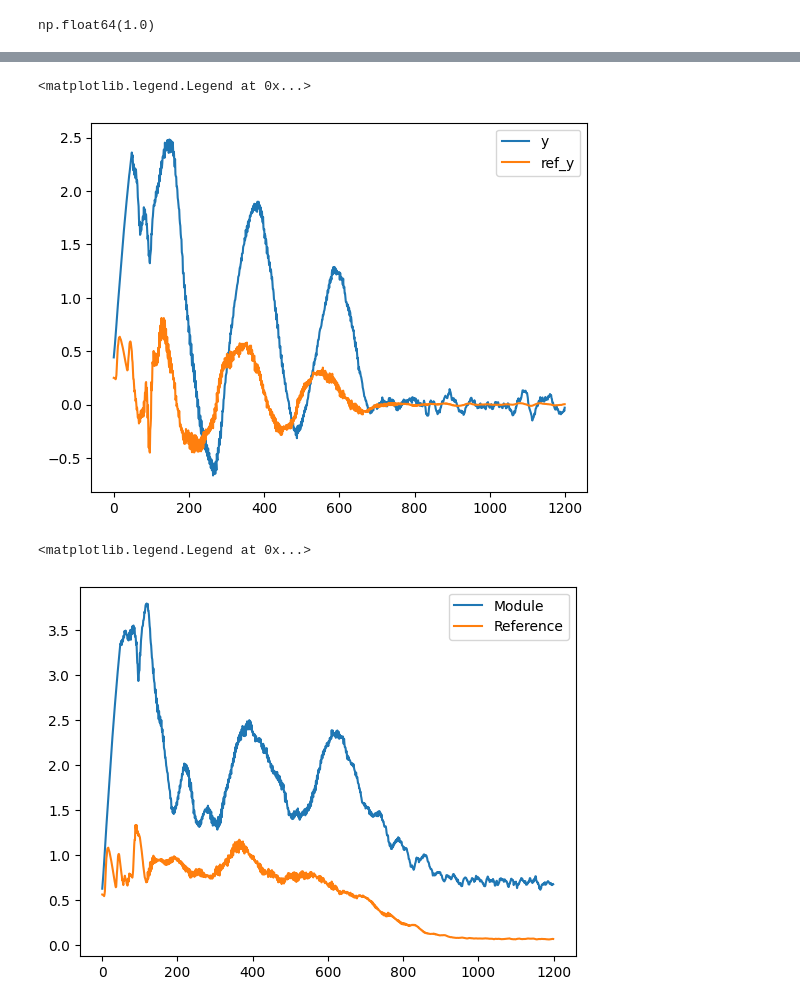
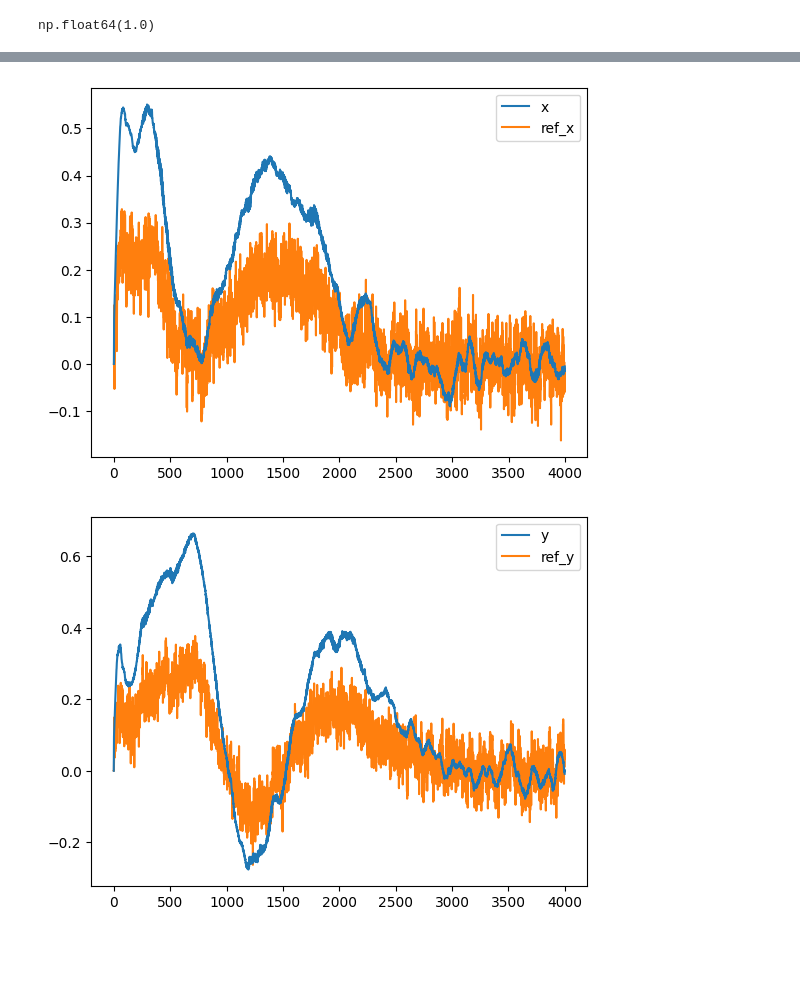
Before and after one commit to Nefasto1/CPS_Project, a Jupyter notebook: Prova.ipynb, the cells around one changed output, grey strips where cells are left out. Saved outputs shown, nothing was run; the diff lists cells and outputs as text; code cells hidden in the pictures; blank space fills up the shorter version.

```diff
--- a/Prova.ipynb
+++ b/Prova.ipynb
@@ -201,7 +184,0 @@ plt.legend()
-# %%
-plt.plot(np.arange(u_list.shape[1]), u_list.mean(0)[:, 1], label="y")
-plt.plot(np.arange(u_list.shape[1]), ref_y.mean(0), label="ref_y")
-plt.legend()
-# %% [output]
-<matplotlib.legend.Legend at 0x...>
-[figure, removed]
@@ -212,7 +185,5 @@ u_modules = np.sqrt(u_modules)
-# %%
-plt.plot(np.arange(u_modules.shape[1]), u_modules.mean(0), label="Module")
-plt.plot(np.arange(reference_list.shape[1]), reference_list.mean(0), label="Reference")
-plt.legend()
-# %% [output]
-<matplotlib.legend.Legend at 0x...>
-[figure, removed]
+# %%
+plot_inputs(u_list, reference_list)
+# %% [output]
+[figure, added]
+[figure, added]
```
Also changed, not shown: parts of 19 cells of this notebook, 3 other files.
